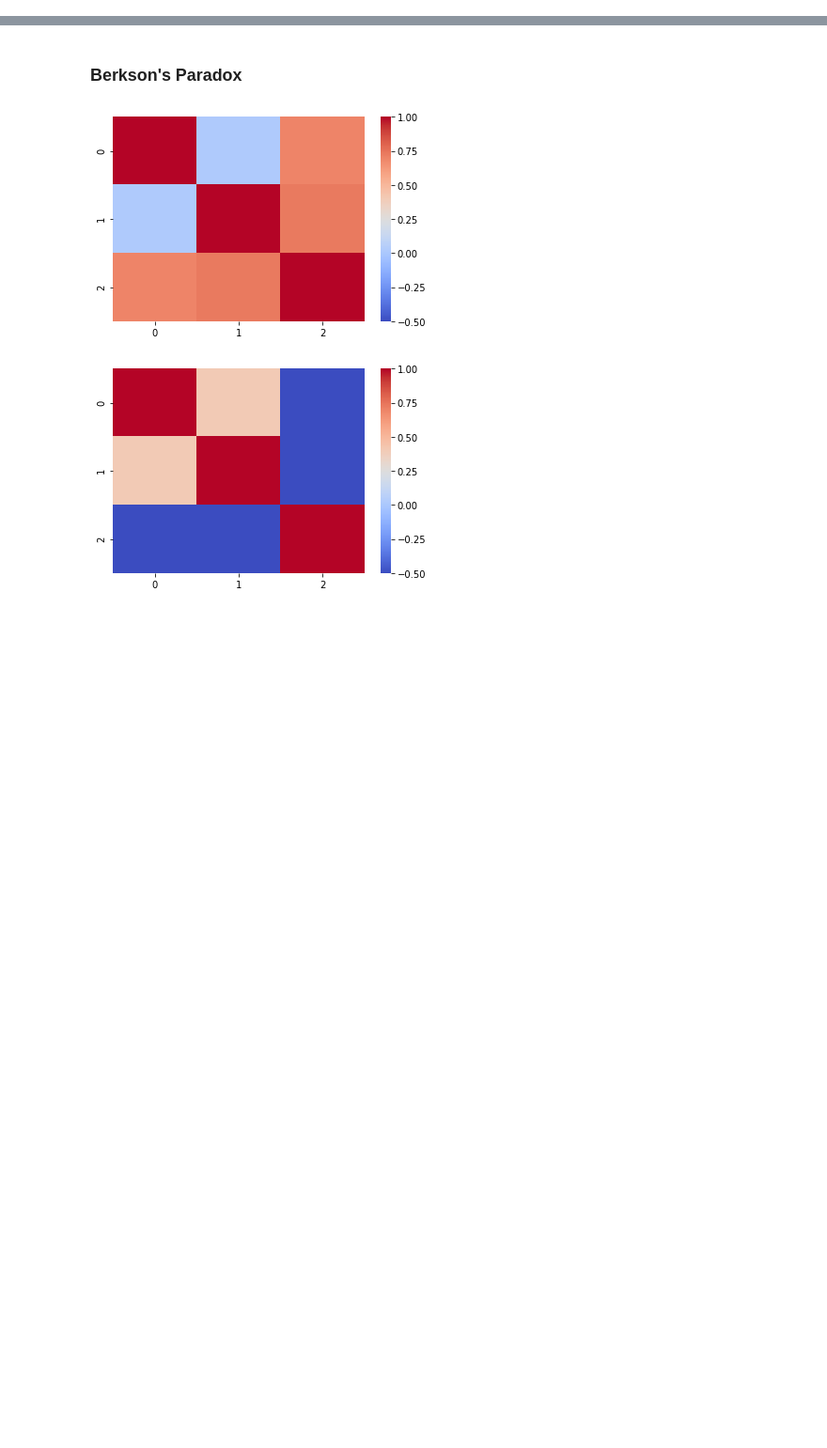
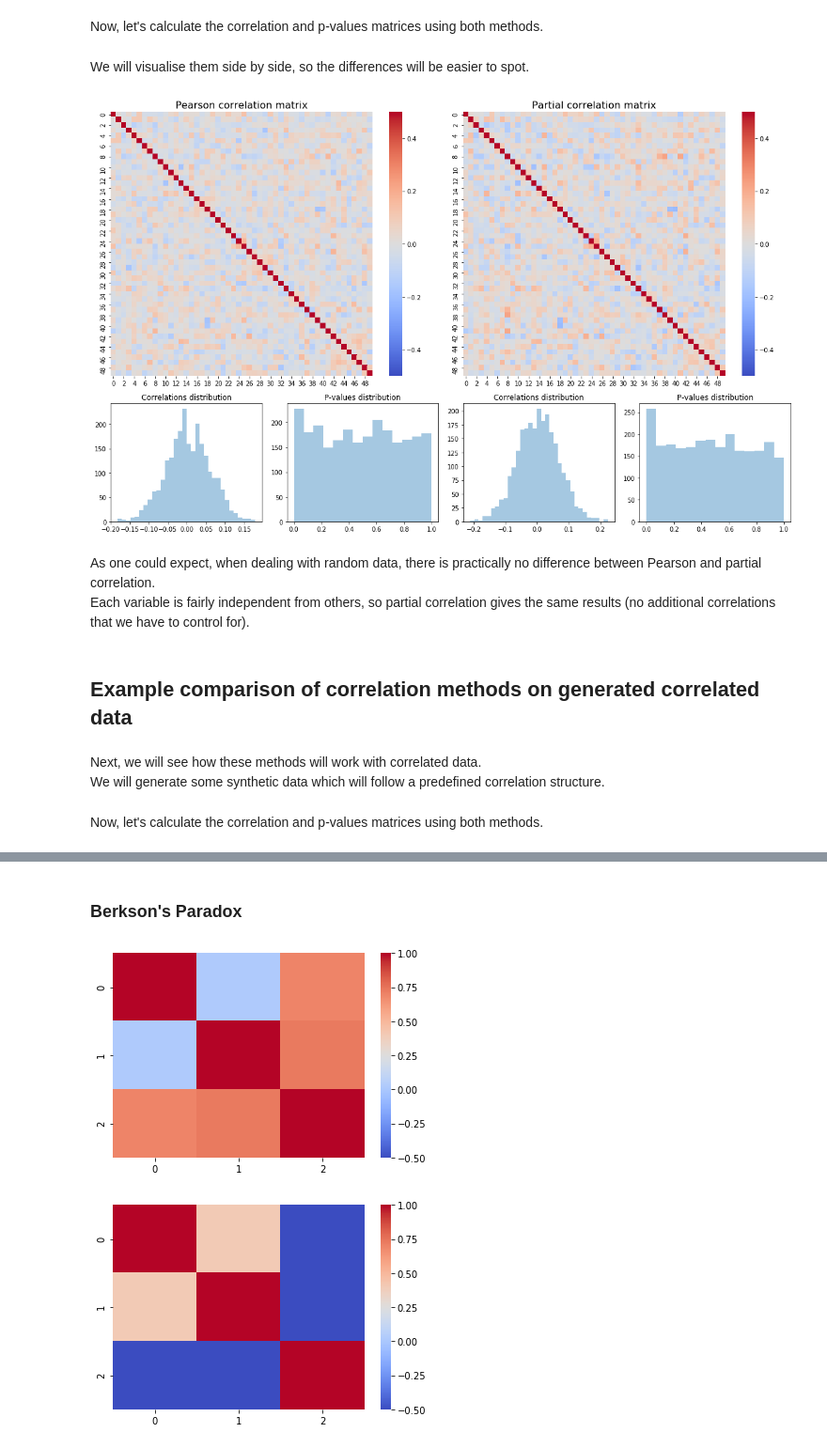
Before and after one commit to cryptofan/FunctionalConnectivity_AoNBrainhackWarsaw, a Jupyter notebook: codes/pearson vs partial.ipynb, the cells around one changed output, grey strips where cells are left out. Shown at 94% size. Saved outputs shown, nothing was run; the diff lists cells and outputs as text; code cells hidden in the pictures; blank space fills up the shorter version.

Commit message:
plots for pearson - partial compasrison

```diff
--- a/codes/pearson vs partial.ipynb
+++ b/codes/pearson vs partial.ipynb
@@ -76,11 +8,0 @@ plt.suptitle('Pearson Correlation', fontsize=18);
-# %%
-partial = {}
-files = os.listdir(path)
-size = len(files)
-for num, file in enumerate(files):
-    if file.endswith('.csv'):
-        partial[file[:-4]] = (pd.DataFrame(fc.partial_corr(pd.read_csv(path+'100307.csv', header=None))[0],
-                                          index=labels, columns=labels),
-                              pd.DataFrame(fc.partial_corr(pd.read_csv(path+'100307.csv', header=None))[1],
-                                          index=labels, columns=labels))
-    print('({}/{})'.format(num+1, size) + file + ' done!', end='\r', flush=True)
@@ -104,0 +20,49 @@ plt.suptitle('Partial Correlation', fontsize=18);
+# %%
+rand_matrix = np.random.rand(300,50)
+# %% [markdown]
+Now, let's calculate the correlation and p-values matrices using both methods.
+# %%
+pearson_random, pearson_random_p = fc.pearson_corr(rand_matrix)
+# %%
+partial_random, partial_random_p = fc.partial_corr(rand_matrix)
+# %% [markdown]
+We will visualise them side by side, so the differences will be easier to spot.
+# %%
+def plot_corr(pearson, pearson_p, partial, partial_p):
+    fig = plt.figure(figsize=(16,10))
+    ax = plt.subplot2grid((3,4),(0,0), colspan=2, rowspan=2)
+    ax1 = plt.subplot2grid((3,4),(0,2), colspan=2, rowspan=2)
+    sns.heatmap(pearson, vmin=-0.5, vmax=0.5, cmap='coolwarm', ax=ax);
+    ax.set_title('Pearson correlation matrix', fontsize=16);
+    sns.heatmap(partial, vmin=-0.5, vmax=0.5, cmap='coolwarm', ax=ax1);
+    ax1.set_title('Partial correlation matrix', fontsize=16);
+
+    ax2 = plt.subplot2grid((3,4),(2,0))
+    ax3 = plt.subplot2grid((3,4),(2,1))
+    if type(pearson) == type(pd.DataFrame()):
+        sns.distplot(pearson.values.flatten()[np.where(pearson.values.flatten()<1)], kde=False, ax=ax2);
+        sns.distplot(pearson_p.values.flatten(), kde=False, ax=ax3);
+    else:
+        sns.distplot(pearson.flatten()[np.where(pearson.flatten()<1)], kde=False, ax=ax2);
+        sns.distplot(pearson_p.flatten(), kde=False, ax=ax3);
+    ax2.set_title('Correlations distribution');
+    ax3.set_title('P-values distribution');
+
+    ax4 = plt.subplot2grid((3,4),(2,2))
+    ax5 = plt.subplot2grid((3,4),(2,3))
+    if type(partial) == type(pd.DataFrame()):
+        sns.distplot(partial.values.flatten()[np.where(partial.values.flatten()<1)], kde=False, ax=ax4);
+        sns.distplot(partial_p.values.flatten(), kde=False, ax=ax5);
+    else:
+        sns.distplot(partial.flatten()[np.where(partial.flatten()<1)], kde=False, ax=ax4);
+        sns.distplot(partial_p.flatten(), kde=False, ax=ax5);
+    ax4.set_title('Correlations distribution');
+    ax5.set_title('P-values distribution');
+
+    plt.tight_layout()
+
+    return fig
+
+corr_random = plot_corr(pearson_random, pearson_random_p, partial_random, partial_random_p)
+# %% [output]
+[figure, added]
@@ -104,0 +77,8 @@ plt.suptitle('Partial Correlation', fontsize=18);
+# %% [markdown]
+As one could expect, when dealing with random data, there is practically no difference between Pearson and partial correlation.
+Each variable is fairly independent from others, so partial correlation gives the same results (no additional correlations that we have to control for).
+# %% [markdown]
+## Example comparison of correlation methods on generated correlated data
+# %% [markdown]
+Next, we will see how these methods will work with correlated data.
+We will generate some synthetic data which will follow a predefined correlation structure.
@@ -104,0 +88,2 @@ plt.suptitle('Partial Correlation', fontsize=18);
+# %% [markdown]
+Now, let's calculate the correlation and p-values matrices using both methods.
```
Also changed, not shown: parts of 68 cells of this notebook, 43 other files.
